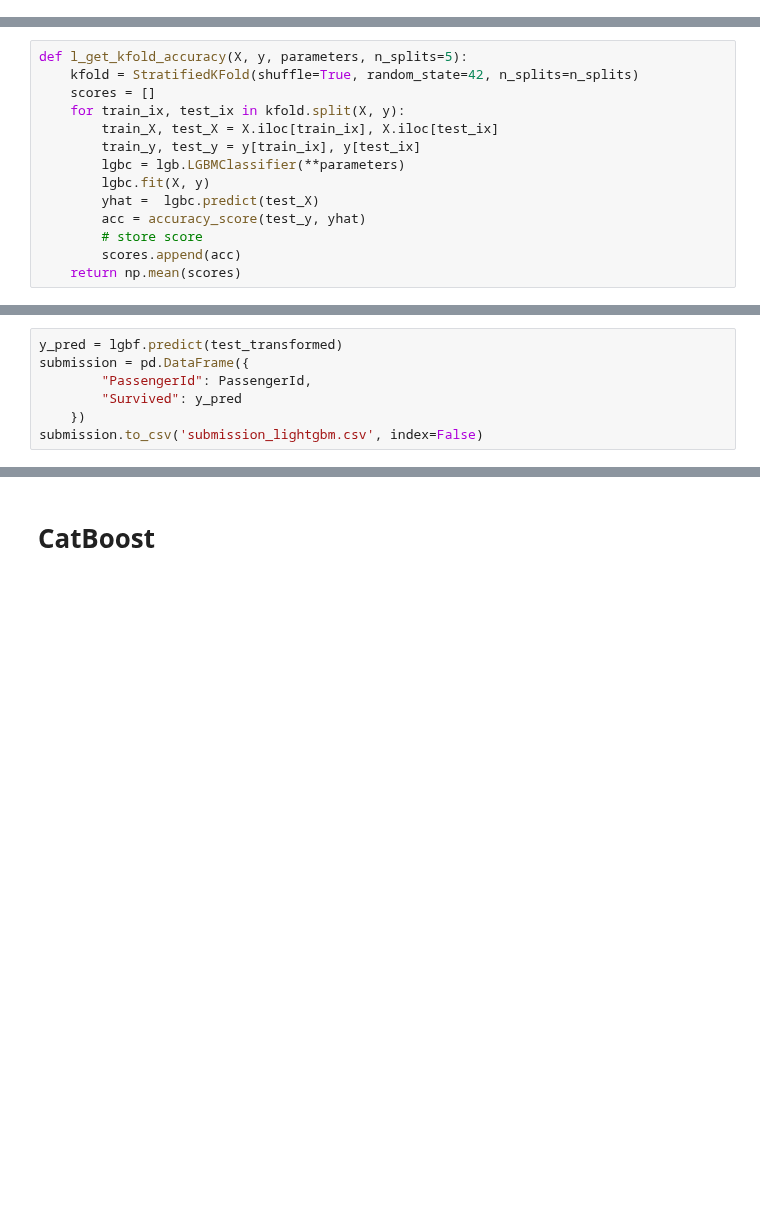
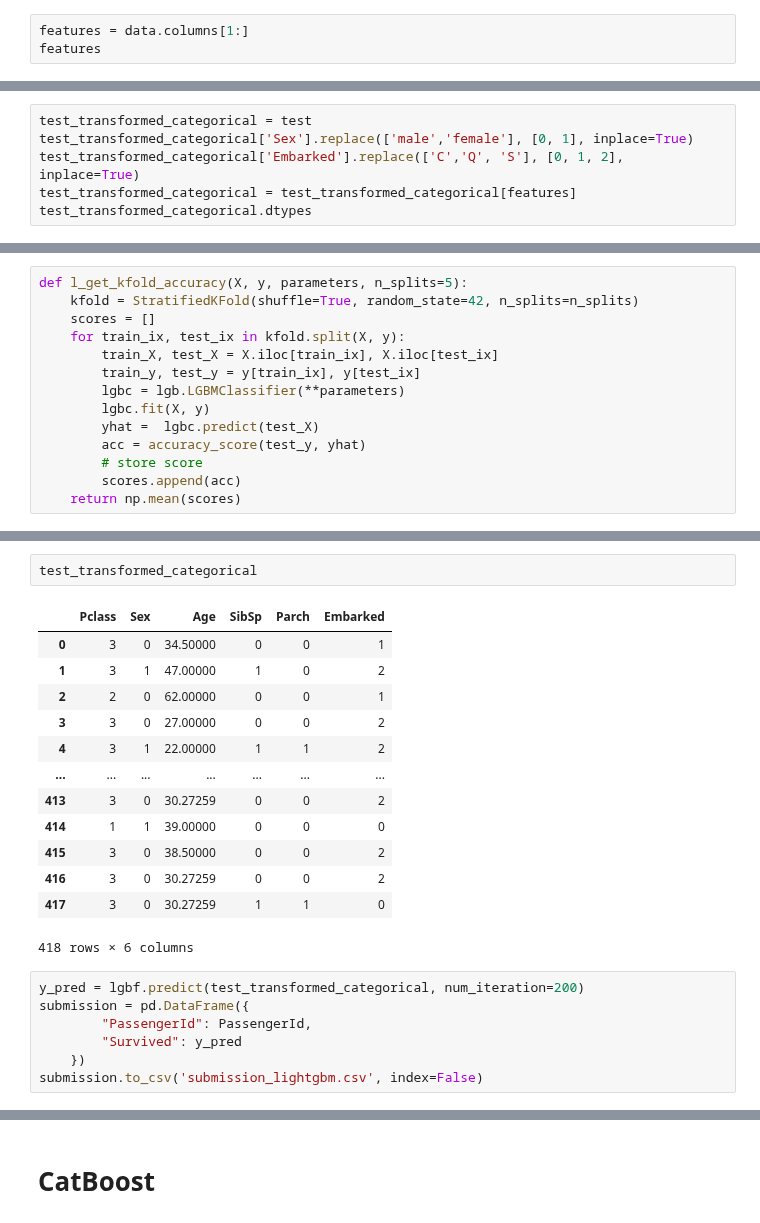
Before and after one commit to varrek/prjct_ml, a Jupyter notebook: hw8_boosting.ipynb, the cells around one changed output, grey strips where cells are left out. Saved outputs shown, nothing was run; the diff lists cells and outputs as text; blank space fills up the shorter version.

```diff
--- a/hw8_boosting.ipynb
+++ b/hw8_boosting.ipynb
@@ -16,0 +34,3 @@ data.dropna(inplace=True)
+# %%
+features = data.columns[1:]
+features
@@ -40,0 +124,6 @@ test_transformed = pd.DataFrame(test_transformed, columns=ct.get_feature_names_o
+# %%
+test_transformed_categorical = test
+test_transformed_categorical['Sex'].replace(['male','female'], [0, 1], inplace=True)
+test_transformed_categorical['Embarked'].replace(['C','Q', 'S'], [0, 1, 2], inplace=True)
+test_transformed_categorical = test_transformed_categorical[features]
+test_transformed_categorical.dtypes
@@ -744,5 +819,21 @@ lgbf = lgbc.fit(X,y, categorical_feature=['remainder__Sex', 'remainder__Pclass']
+# %%
+test_transformed_categorical
+# %% [output]
+|  | Pclass | Sex | Age | SibSp | Parch | Embarked |
+| 0 | 3 | 0 | 34.50000 | 0 | 0 | 1 |
+| 1 | 3 | 1 | 47.00000 | 1 | 0 | 2 |
+| 2 | 2 | 0 | 62.00000 | 0 | 0 | 1 |
+| 3 | 3 | 0 | 27.00000 | 0 | 0 | 2 |
+| 4 | 3 | 1 | 22.00000 | 1 | 1 | 2 |
+| ... | ... | ... | ... | ... | ... | ... |
+| 413 | 3 | 0 | 30.27259 | 0 | 0 | 2 |
+| 414 | 1 | 1 | 39.00000 | 0 | 0 | 0 |
+| 415 | 3 | 0 | 38.50000 | 0 | 0 | 2 |
+| 416 | 3 | 0 | 30.27259 | 0 | 0 | 2 |
+| 417 | 3 | 0 | 30.27259 | 1 | 1 | 0 |
+418 rows × 6 columns
 # %%
-y_pred = lgbf.predict(test_transformed)
+y_pred = lgbf.predict(test_transformed_categorical, num_iteration=200)
 submission = pd.DataFrame({
         "PassengerId": PassengerId,
         "Survived": y_pred
```
Also changed, not shown: parts of 46 cells of this notebook.
